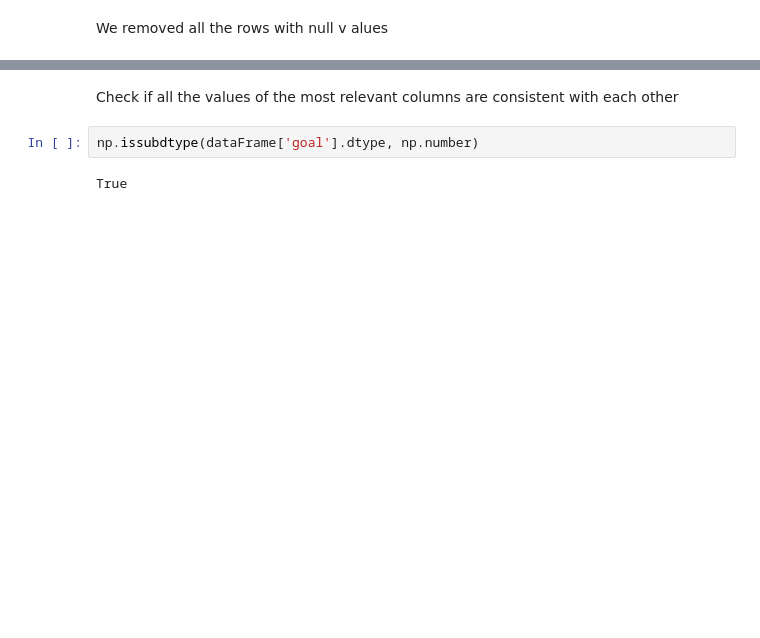
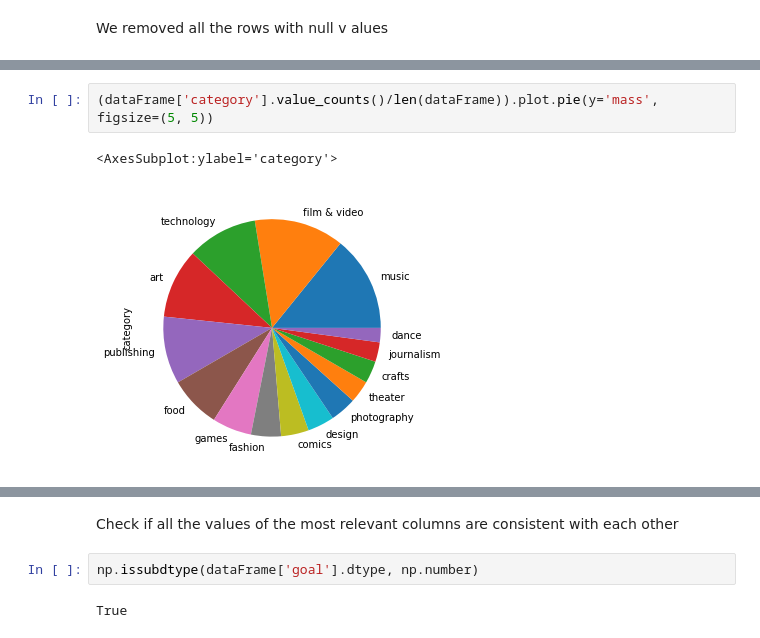
Before and after one commit to d-istratii/DataScienceVU, a Jupyter notebook: model.ipynb, the cells around one changed output, grey strips where cells are left out. Drawn from its saved outputs; the diff is of its cells as text; blank space fills up the shorter version.

```diff
--- a/model.ipynb
+++ b/model.ipynb
@@ -239,0 +186,5 @@ The variable which correlates the most with funded is staff_pick. It is followed
+# %%
+(dataFrame['category'].value_counts()/len(dataFrame)).plot.pie(y='mass', figsize=(5, 5))
+# %% [output]
+<AxesSubplot:ylabel='category'>
+[figure, added]
```
Also changed, not shown: parts of 67 cells of this notebook.
